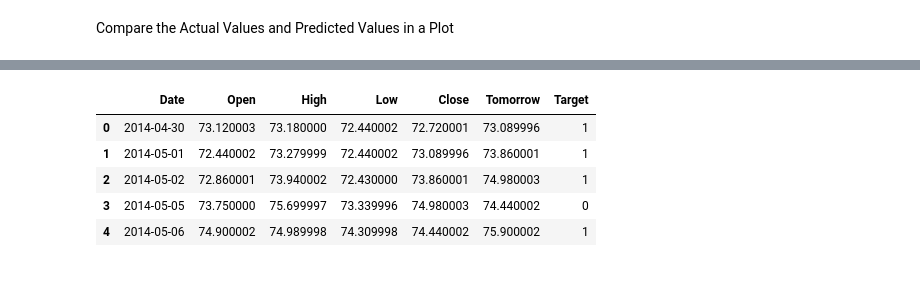
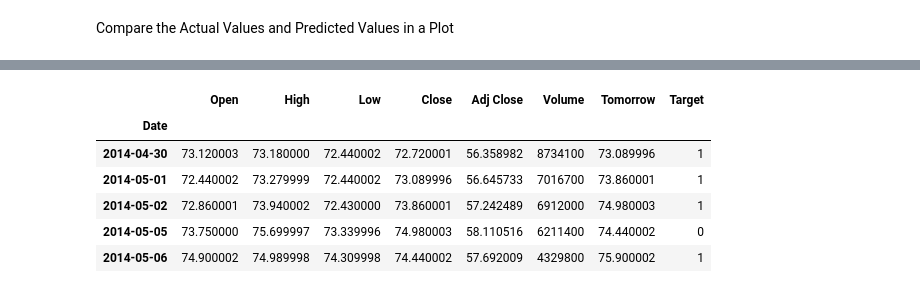
Before and after one commit to appsstuff/GoldPricePredictionDS, a Jupyter notebook: Gold_price_prediction.ipynb, the cells around one changed output, grey strips where cells are left out. Drawn from its saved outputs; the diff is of its cells as text; code cells hidden in the pictures.

```diff
--- a/Gold_price_prediction.ipynb
+++ b/Gold_price_prediction.ipynb
@@ -472,19 +332,34 @@ y_transformed = lab.fit_transform(Y_train)
 # %%
+#Use Yahoo Financial Gold Historical data Dataset
+
+yahoofince_ds = pd.read_csv('YahooDS.csv')
+yahoofince_ds.head()
+yahoofince_ds.shape
+
+
+yahoofince_ds = yahoofince_ds.fillna(0)
+yahoofince_ds.isnull().sum()
+
+#Create index  for yahooDS
+yahoofince_ds.set_index('Date', inplace=True)
+yahoofince_ds.index
+
 # use YahooFinance DS to predect the Tomorrow price
 # add two addtional columns and remove unwanted columns ( Tomorrow Price, Target Price)
 
 
-yahds = yahoofince_ds
 # del yahoofince_ds['Adj Close']
 # del yahoofince_ds['Volume']
-yahds['Tomorrow'] = yahds["Close"].shift(-1)
-#Taret price 1 is grether than yesterday close , 0 is less
+
+#Taret price 1 is grether than yesterday close , 0 is less ، Create new Column for if the price will increase
+yahoofince_ds['Tomorrow'] = yahoofince_ds["Close"].shift(-1)
 yahoofince_ds['Target']   = (yahoofince_ds['Tomorrow']>yahoofince_ds['Close']).astype(int)
 yahoofince_ds.head()
 # %% [output]
-|  | Date | Open | High | Low | Close | Tomorrow | Target |
-| 0 | 2014-04-30 | 73.120003 | 73.180000 | 72.440002 | 72.720001 | 73.089996 | 1 |
-| 1 | 2014-05-01 | 72.440002 | 73.279999 | 72.440002 | 73.089996 | 73.860001 | 1 |
-| 2 | 2014-05-02 | 72.860001 | 73.940002 | 72.430000 | 73.860001 | 74.980003 | 1 |
-| 3 | 2014-05-05 | 73.750000 | 75.699997 | 73.339996 | 74.980003 | 74.440002 | 0 |
-| 4 | 2014-05-06 | 74.900002 | 74.989998 | 74.309998 | 74.440002 | 75.900002 | 1 |
+|  | Open | High | Low | Close | Adj Close | Volume | Tomorrow | Target |
+| Date |  |  |  |  |  |  |  |  |
+| 2014-04-30 | 73.120003 | 73.180000 | 72.440002 | 72.720001 | 56.358982 | 8734100 | 73.089996 | 1 |
+| 2014-05-01 | 72.440002 | 73.279999 | 72.440002 | 73.089996 | 56.645733 | 7016700 | 73.860001 | 1 |
+| 2014-05-02 | 72.860001 | 73.940002 | 72.430000 | 73.860001 | 57.242489 | 6912000 | 74.980003 | 1 |
+| 2014-05-05 | 73.750000 | 75.699997 | 73.339996 | 74.980003 | 58.110516 | 6211400 | 74.440002 | 0 |
+| 2014-05-06 | 74.900002 | 74.989998 | 74.309998 | 74.440002 | 57.692009 | 4329800 | 75.900002 | 1 |
```
Also changed, not shown: parts of 47 cells of this notebook.
